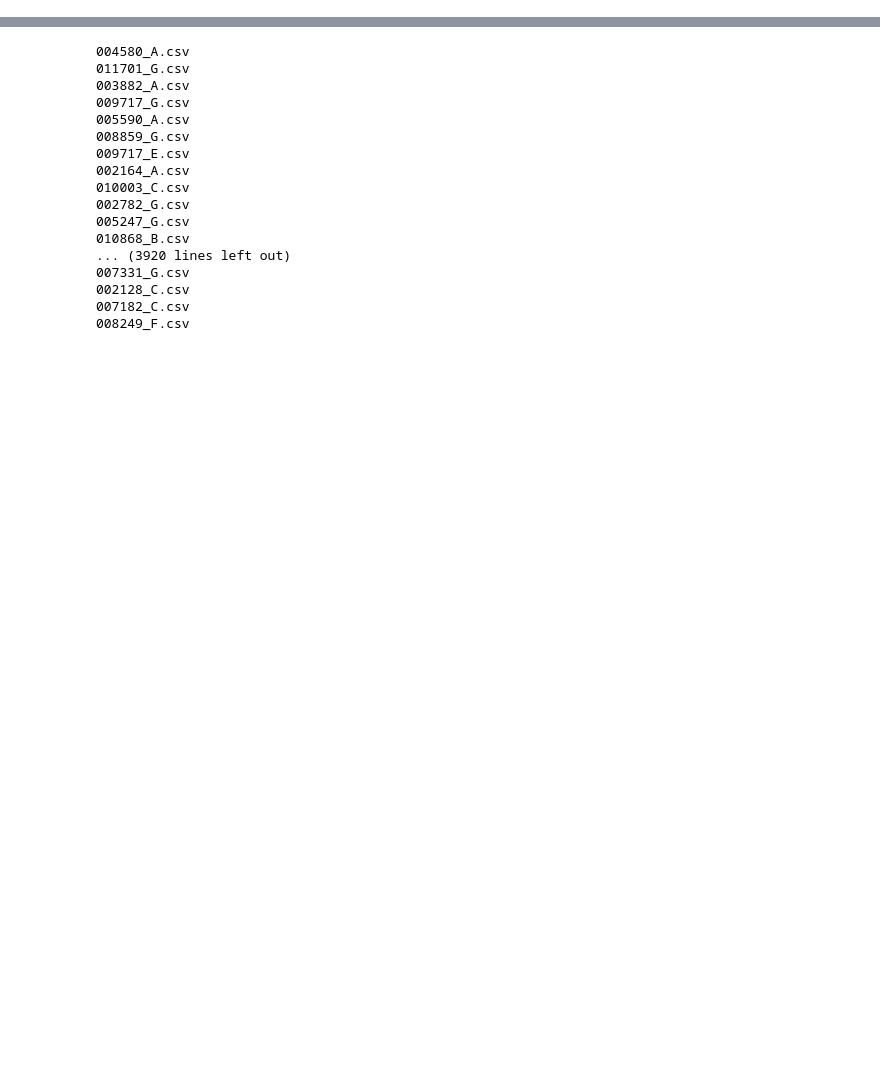
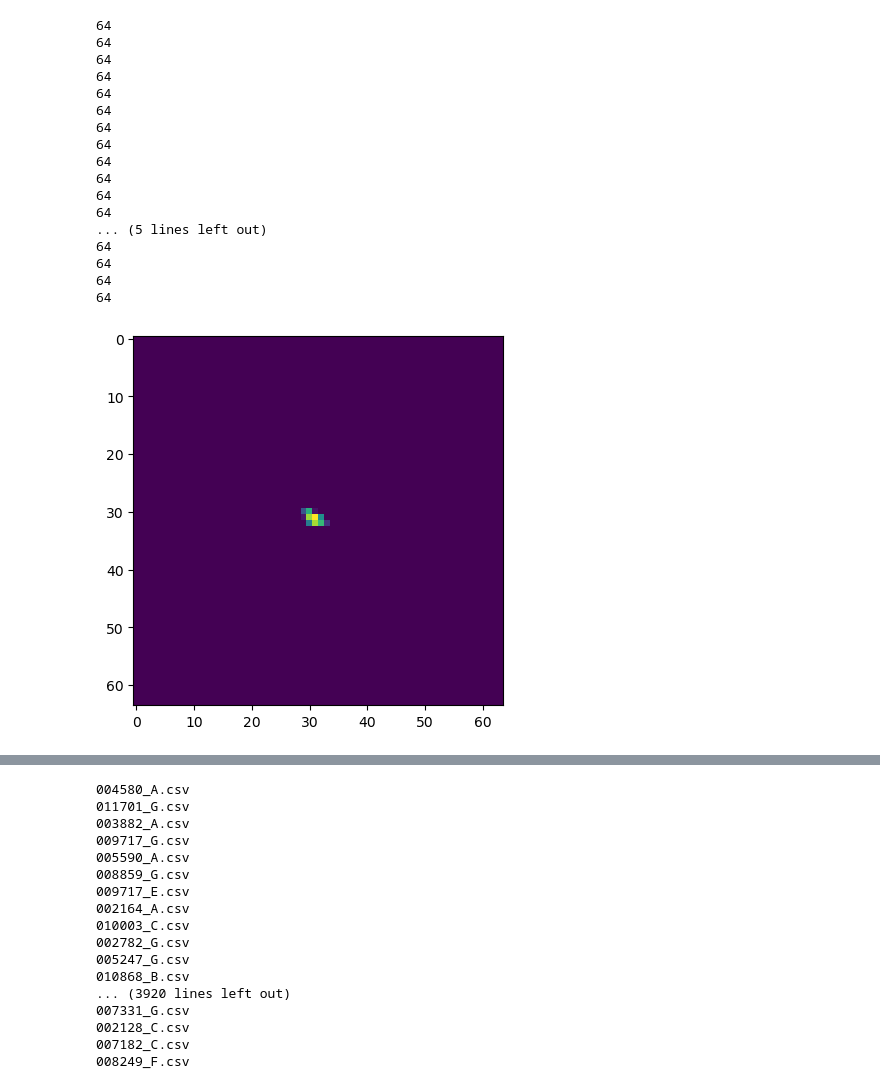
Before and after one commit to AsbjornPreuss/AppMLFinalProject, a Jupyter notebook: Clustering.ipynb, the cells around one changed output, grey strips where cells are left out. Saved outputs shown, nothing was run; the diff lists cells and outputs as text; code cells hidden in the pictures; blank space fills up the shorter version.

```diff
--- a/Clustering.ipynb
+++ b/Clustering.ipynb
@@ -11,20 +11,26 @@ c = 0 #2989, 5987, 9117, 12082
 dimmax = 0
 size_cut_off = 5
 # %%
-def load_file(i:int) -> np.array:
+def load_file(i:int,new=False) -> np.array:
+    if new:
+        if (i > 99) or (i<1):
+            i = 99
+        hdul = fits.open(f'data/ccddata211/ccdimagelab211_{i}.fits')
+        return hdul[0].data
     if (i > 4) or (i<0):
         i = 3
+
     hdul = fits.open(f'data/Image10466{i}.fits')
     return hdul[0].data[40:4124,5:2040]
 
-def gen_binary(i:int = 0, limit:int = 4000) -> np.array:
-    data = load_file(i)
+def gen_binary(i:int = 0, limit:int = 4000,**kwargs) -> np.array:
+    data = load_file(i,**kwargs)
     data[data < limit] = 0
     data[data >= limit] = 1
     return data
 
-def gen_colour(i:int = 0) -> np.array:
-    data = load_file(i)
+def gen_colour(i:int = 0,**kwargs) -> np.array:
+    data = load_file(i,**kwargs)
     return data
 
 def check_nbors(i,j, queue):
@@ -40,4 +46,54 @@ def check_nbors(i,j, queue):
         if (data[n_bor]>0)&(clusters[n_bor]==-1):
             clusters[n_bor] = clusters[i,j]
             queue.put(n_bor)
+# %%
+for file in range(21):
+    data = gen_binary(file,new=True)
+    clusters = -1* np.ones_like(data)
+
+    queue = Queue()
+    for i in range(h):
+        for j in range(w):
+            if (clusters[i,j]==-1)&(data[i,j]>0):
+                clusters[i,j] = c
+                c+=1
+                check_nbors(i,j,queue)
+            while not queue.empty():
+                check_nbors(*queue.get(),queue)
+    plt.imshow(clusters)
+    data_colour = gen_colour(file,new=True)
+    for c in range(clusters.max()+1):
+        if np.sum(clusters == c)<size_cut_off:
+            continue
+        pic = calc_square_colour(c,clusters, data_colour)
+
+        meta = analyse_cluster(pic)
+        pic = uniform_picture(pic)
+
+        save_meta(c,meta,"new_data")
+        save_pic(pic, f"000000{c}.csv"[-11:], path="new_data")
+        dim = max(pic.shape)
+        if dim > dimmax:
+            dimmax = dim
+    print(dimmax)
+    plt.imshow(pic)
+# %% [output]
+64
+64
+64
+64
+64
+64
+64
+64
+64
+64
+64
+64
+... (5 lines left out)
+64
+64
+64
+64
+[figure, added]
 # %%
```
Also changed, not shown: parts of 8 cells of this notebook, 1 other file.
